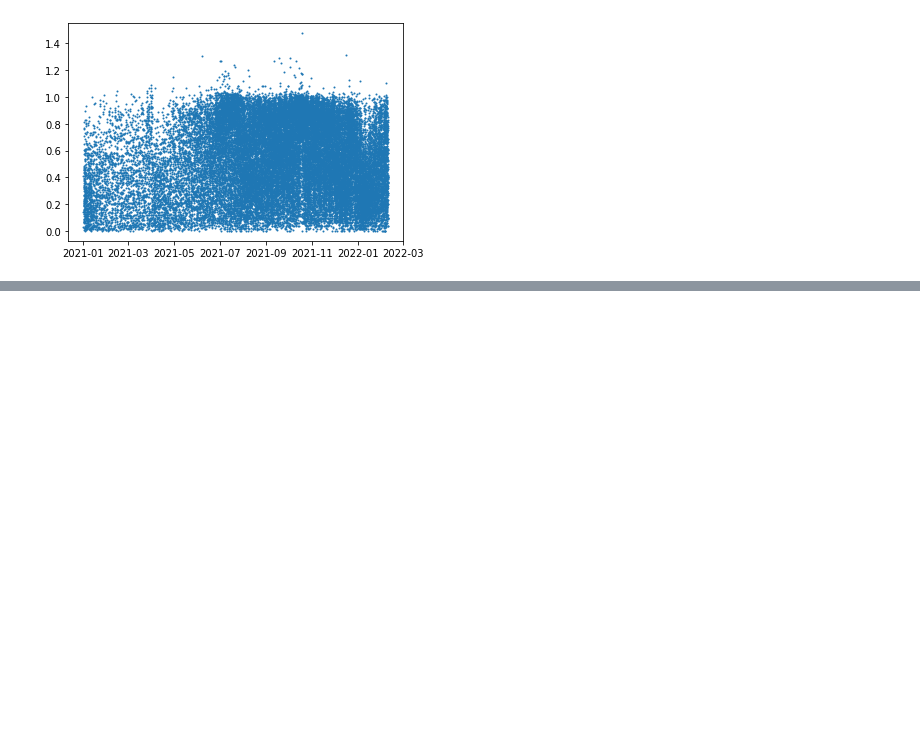
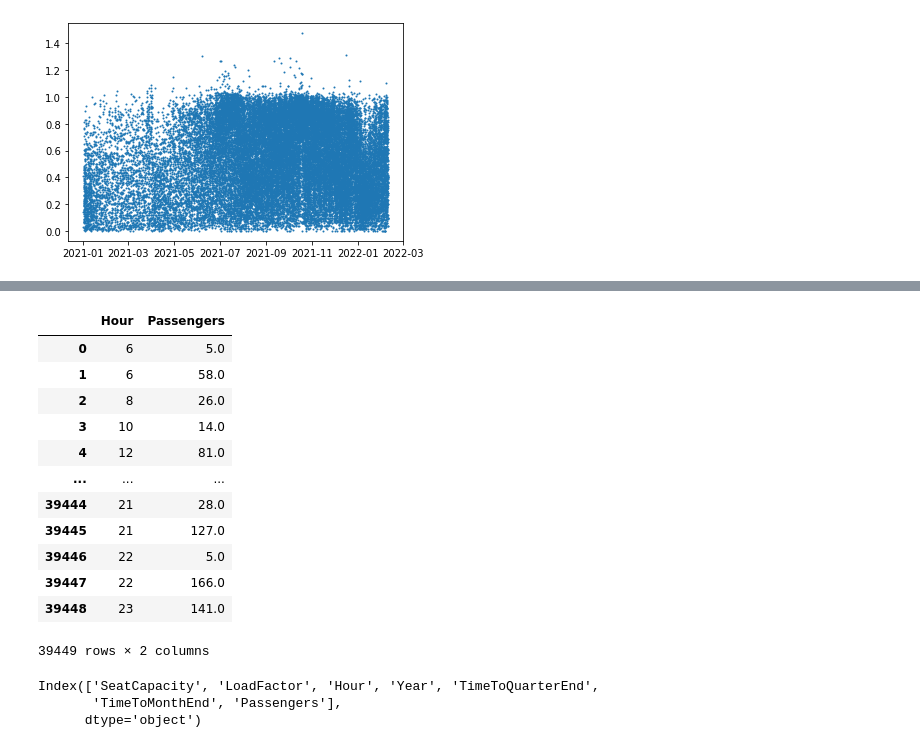
Before and after one commit to s183920/02582_Computational_Data_Analysis, a Jupyter notebook: Case1/data.ipynb, the cells around one changed output, grey strips where cells are left out. Drawn from its saved outputs; the diff is of its cells as text; code cells hidden in the pictures; blank space fills up the shorter version.

```diff
--- a/Case1/data.ipynb
+++ b/Case1/data.ipynb
@@ -201,0 +348,30 @@ plt.scatter(data.ScheduleTime, data.LoadFactor, s = 1)
+# %%
+# data_loader = DataLoader()
+df = data_loader.get_subset("Hour", "Passengers").standardize().onehot_encode()
+# df.data.dtypes == np.number
+# df.data.dtypes
+df.data
+
+
+# list(data_loader.data.columns[data_loader.data.dtypes == np.number])
+# %% [output]
+|  | Hour | Passengers |
+| 0 | 6 | 5.0 |
+| 1 | 6 | 58.0 |
+| 2 | 8 | 26.0 |
+| 3 | 10 | 14.0 |
+| 4 | 12 | 81.0 |
+| ... | ... | ... |
+| 39444 | 21 | 28.0 |
+| 39445 | 21 | 127.0 |
+| 39446 | 22 | 5.0 |
+| 39447 | 22 | 166.0 |
+| 39448 | 23 | 141.0 |
+39449 rows × 2 columns
+# %%
+data_loader.data.columns[data_loader.data.dtypes.isin([np.float64, np.number, np.int64])]
+# data_loader.data.dtypes == np.number
+# %% [output]
+Index(['SeatCapacity', 'LoadFactor', 'Hour', 'Year', 'TimeToQuarterEnd',
+       'TimeToMonthEnd', 'Passengers'],
+      dtype='object')
```
Also changed, not shown: parts of 4 cells of this notebook, 1 other file.
